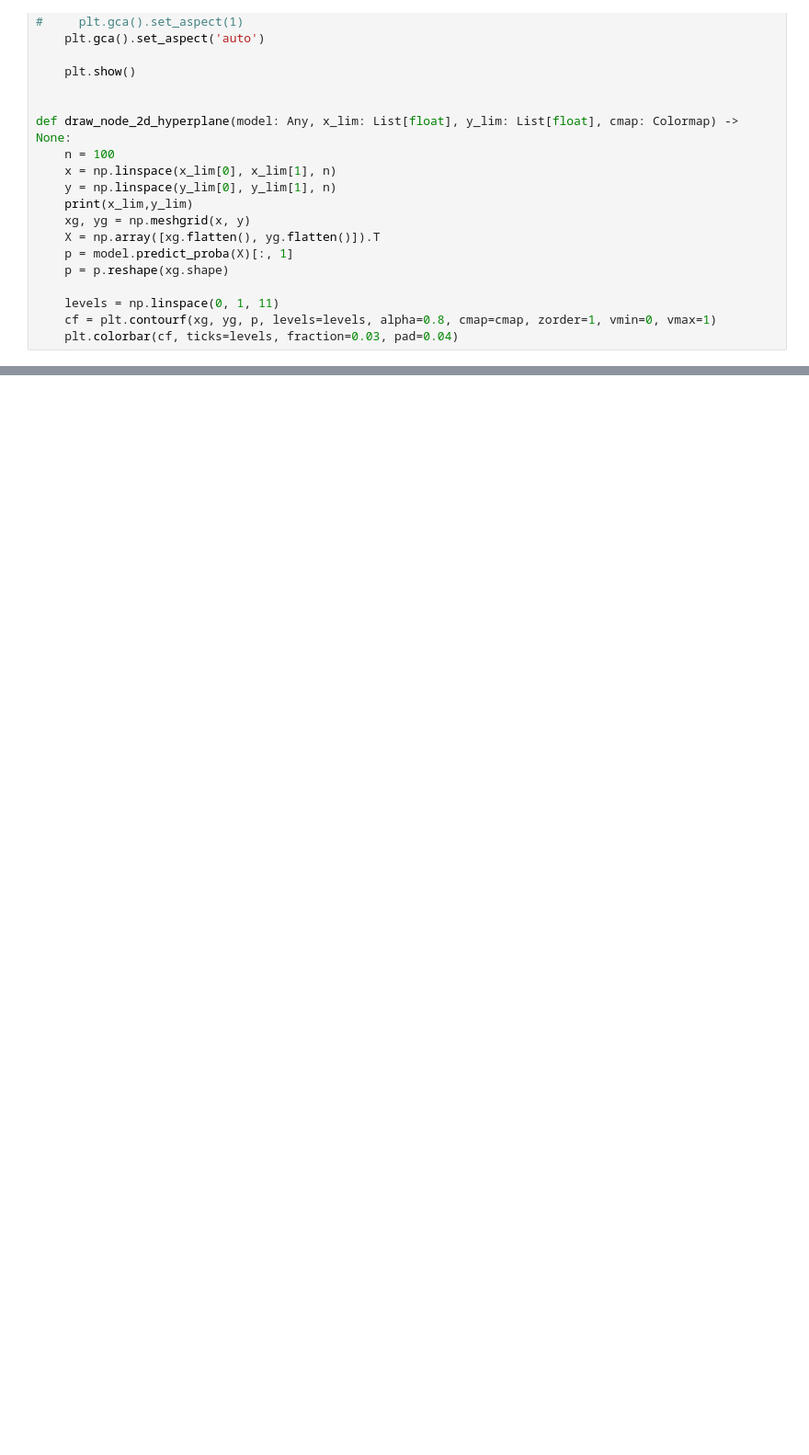
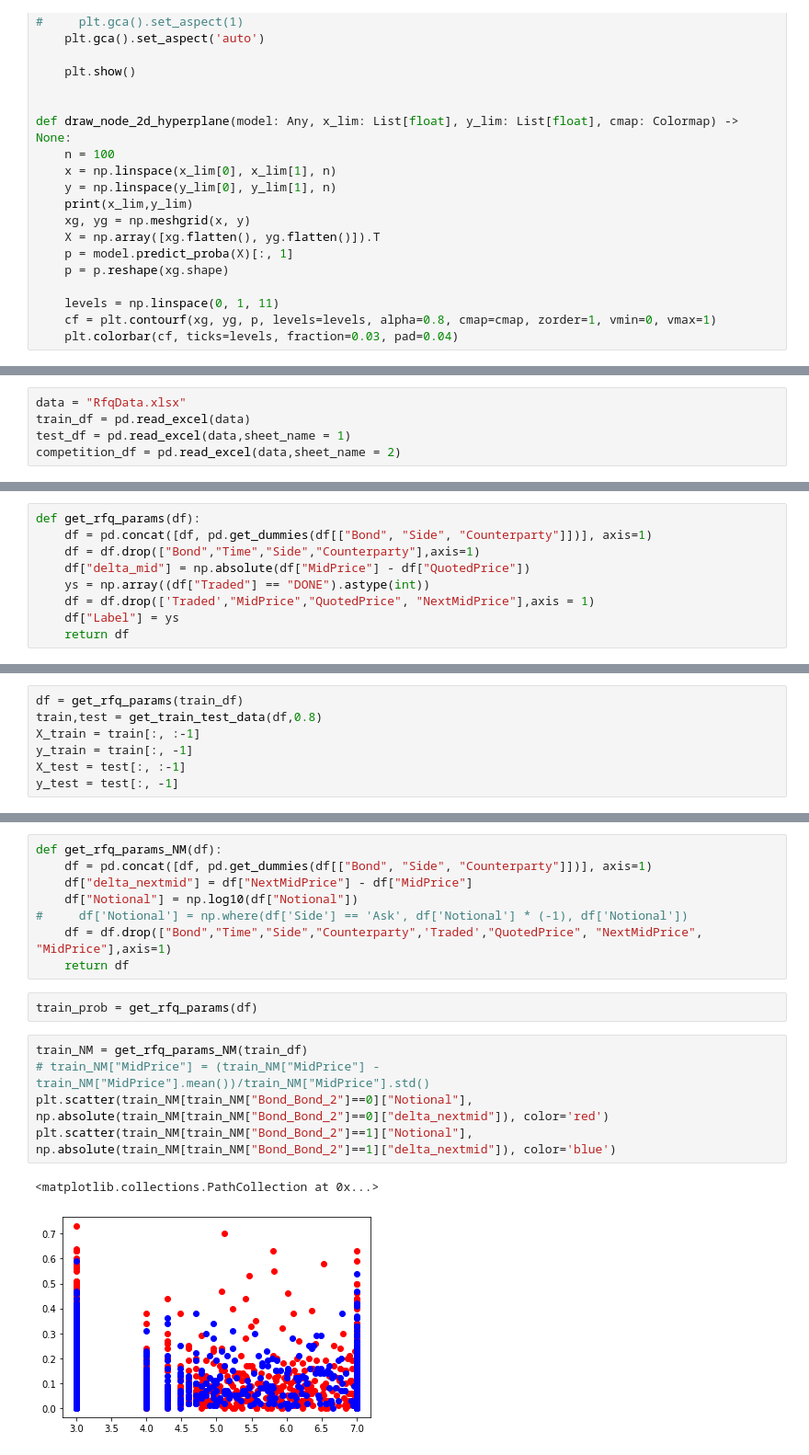
Before and after one commit to joeldsouza493/RFQ, a Jupyter notebook: Nuti_PartA.ipynb, the cells around one changed output, grey strips where cells are left out. Shown at 92% size. Saved outputs shown, nothing was run; the diff lists cells and outputs as text; blank space fills up the shorter version.

```diff
--- a/Nuti_PartA.ipynb
+++ b/Nuti_PartA.ipynb
@@ -1333,0 +1119,5 @@ See the caveats in the documentation: https://pandas.pydata.org/pandas-docs/stab
+# %%
+data = "RfqData.xlsx"
+train_df = pd.read_excel(data)
+test_df = pd.read_excel(data,sheet_name = 1)
+competition_df = pd.read_excel(data,sheet_name = 2)
@@ -1333,0 +1145,9 @@ See the caveats in the documentation: https://pandas.pydata.org/pandas-docs/stab
+# %%
+def get_rfq_params(df):
+    df = pd.concat([df, pd.get_dummies(df[["Bond", "Side", "Counterparty"]])], axis=1)
+    df = df.drop(["Bond","Time","Side","Counterparty"],axis=1)
+    df["delta_mid"] = np.absolute(df["MidPrice"] - df["QuotedPrice"])
+    ys = np.array((df["Traded"] == "DONE").astype(int))
+    df = df.drop(['Traded',"MidPrice","QuotedPrice", "NextMidPrice"],axis = 1)
+    df["Label"] = ys
+    return df
@@ -1333,0 +1172,7 @@ See the caveats in the documentation: https://pandas.pydata.org/pandas-docs/stab
+# %%
+df = get_rfq_params(train_df)
+train,test = get_train_test_data(df,0.8)
+X_train = train[:, :-1]
+y_train = train[:, -1]
+X_test = test[:, :-1]
+y_test = test[:, -1]
@@ -1333,0 +1305,18 @@ See the caveats in the documentation: https://pandas.pydata.org/pandas-docs/stab
+# %%
+def get_rfq_params_NM(df):
+    df = pd.concat([df, pd.get_dummies(df[["Bond", "Side", "Counterparty"]])], axis=1)
+    df["delta_nextmid"] = df["NextMidPrice"] - df["MidPrice"]
+    df["Notional"] = np.log10(df["Notional"])
+#     df['Notional'] = np.where(df['Side'] == 'Ask', df['Notional'] * (-1), df['Notional'])
+    df = df.drop(["Bond","Time","Side","Counterparty",'Traded',"QuotedPrice", "NextMidPrice", "MidPrice"],axis=1)
+    return df
+# %%
+train_prob = get_rfq_params(df)
+# %%
+train_NM = get_rfq_params_NM(train_df)
+# train_NM["MidPrice"] = (train_NM["MidPrice"] - train_NM["MidPrice"].mean())/train_NM["MidPrice"].std()
+plt.scatter(train_NM[train_NM["Bond_Bond_2"]==0]["Notional"], np.absolute(train_NM[train_NM["Bond_Bond_2"]==0]["delta_nextmid"]), color='red')
+plt.scatter(train_NM[train_NM["Bond_Bond_2"]==1]["Notional"], np.absolute(train_NM[train_NM["Bond_Bond_2"]==1]["delta_nextmid"]), color='blue')
+# %% [output]
+<matplotlib.collections.PathCollection at 0x...>
+[figure, added]
```
Also changed, not shown: parts of 38 cells of this notebook.
